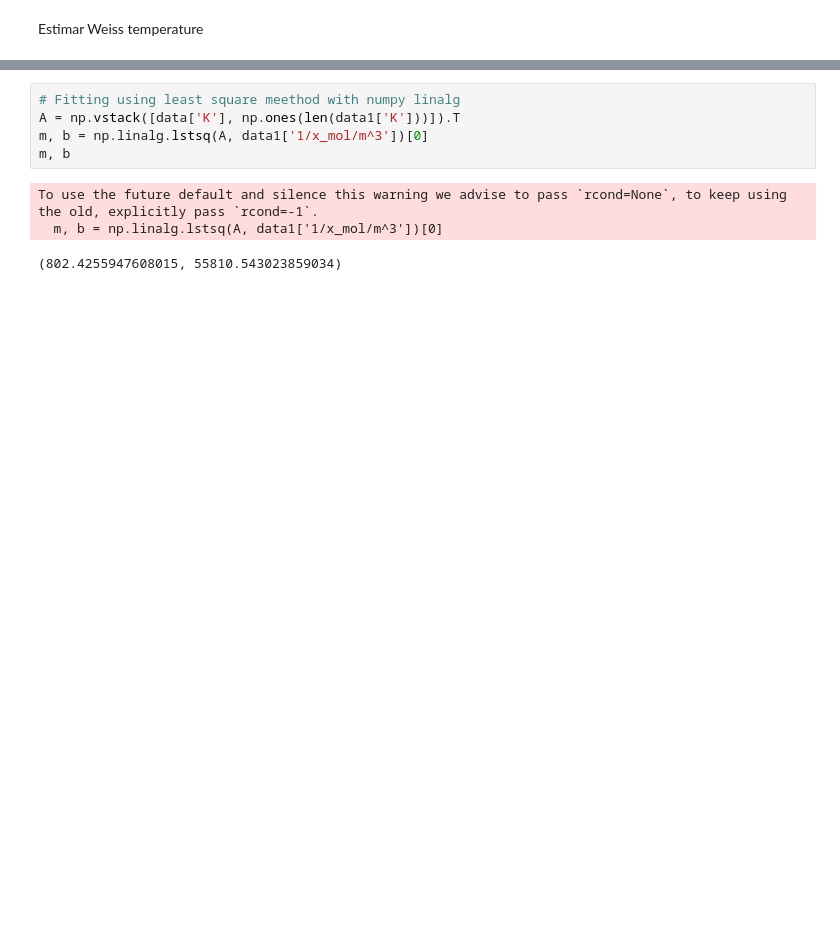
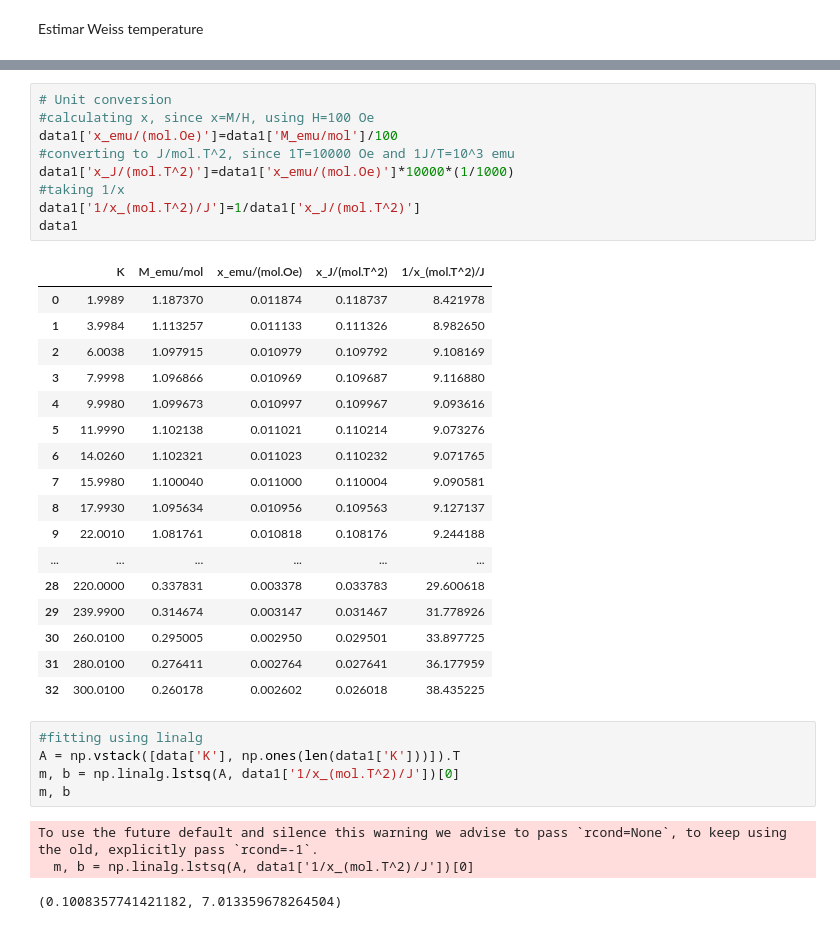
Before and after one commit to ShannonNCM/PMM, a Jupyter notebook: calculos.ipynb, the cells around one changed output, grey strips where cells are left out. Saved outputs shown, nothing was run; the diff lists cells and outputs as text; blank space fills up the shorter version.

```diff
--- a/calculos.ipynb
+++ b/calculos.ipynb
@@ -35,12 +35,39 @@ data1
+# %%
+# Unit conversion
+#calculating x, since x=M/H, using H=100 Oe
+data1['x_emu/(mol.Oe)']=data1['M_emu/mol']/100
+#converting to J/mol.T^2, since 1T=10000 Oe and 1J/T=10^3 emu
+data1['x_J/(mol.T^2)']=data1['x_emu/(mol.Oe)']*10000*(1/1000)
+#taking 1/x
+data1['1/x_(mol.T^2)/J']=1/data1['x_J/(mol.T^2)']
+data1
+# %% [output]
+|  | K | M_emu/mol | x_emu/(mol.Oe) | x_J/(mol.T^2) | 1/x_(mol.T^2)/J |
+| 0 | 1.9989 | 1.187370 | 0.011874 | 0.118737 | 8.421978 |
+| 1 | 3.9984 | 1.113257 | 0.011133 | 0.111326 | 8.982650 |
+| 2 | 6.0038 | 1.097915 | 0.010979 | 0.109792 | 9.108169 |
+| 3 | 7.9998 | 1.096866 | 0.010969 | 0.109687 | 9.116880 |
+| 4 | 9.9980 | 1.099673 | 0.010997 | 0.109967 | 9.093616 |
+| 5 | 11.9990 | 1.102138 | 0.011021 | 0.110214 | 9.073276 |
+| 6 | 14.0260 | 1.102321 | 0.011023 | 0.110232 | 9.071765 |
+| 7 | 15.9980 | 1.100040 | 0.011000 | 0.110004 | 9.090581 |
+| 8 | 17.9930 | 1.095634 | 0.010956 | 0.109563 | 9.127137 |
+| 9 | 22.0010 | 1.081761 | 0.010818 | 0.108176 | 9.244188 |
+| ... | ... | ... | ... | ... | ... |
+| 28 | 220.0000 | 0.337831 | 0.003378 | 0.033783 | 29.600618 |
+| 29 | 239.9900 | 0.314674 | 0.003147 | 0.031467 | 31.778926 |
+| 30 | 260.0100 | 0.295005 | 0.002950 | 0.029501 | 33.897725 |
+| 31 | 280.0100 | 0.276411 | 0.002764 | 0.027641 | 36.177959 |
+| 32 | 300.0100 | 0.260178 | 0.002602 | 0.026018 | 38.435225 |
 # %%
-# Fitting using least square meethod with numpy linalg
+#fitting using linalg
 A = np.vstack([data['K'], np.ones(len(data1['K']))]).T
-m, b = np.linalg.lstsq(A, data1['1/x_mol/m^3'])[0]
+m, b = np.linalg.lstsq(A, data1['1/x_(mol.T^2)/J'])[0]
 m, b
 # %% [output]
 To use the future default and silence this warning we advise to pass `rcond=None`, to keep using the old, explicitly pass `rcond=-1`.
-  m, b = np.linalg.lstsq(A, data1['1/x_mol/m^3'])[0]
+  m, b = np.linalg.lstsq(A, data1['1/x_(mol.T^2)/J'])[0]
-(802.4255947608015, 55810.543023859034)
+(0.1008357741421182, 7.013359678264504)
 # %%
 print(f"m = {m} \nb = {b}")
 # %% [output]
```
Also changed, not shown: parts of 10 cells of this notebook.
